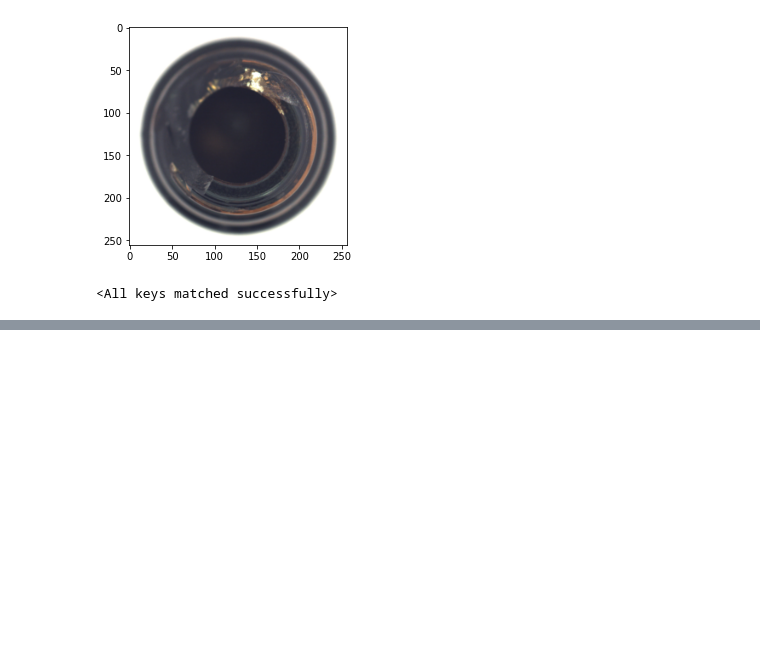
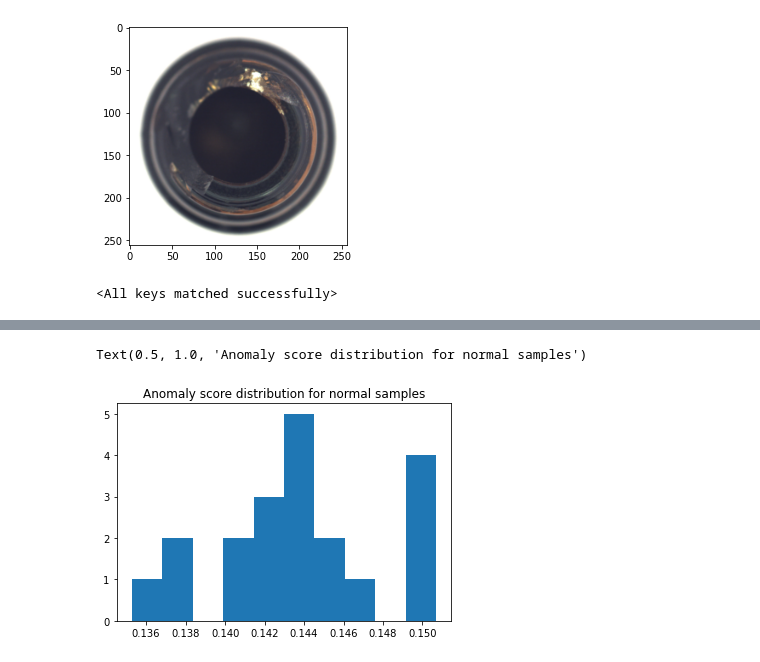
Before and after one commit to tojunesa/improved-ganomaly, a Jupyter notebook: test model.ipynb, the cells around one changed output, grey strips where cells are left out. Drawn from its saved outputs; the diff is of its cells as text; code cells hidden in the pictures; blank space fills up the shorter version.

```diff
--- a/test model.ipynb
+++ b/test model.ipynb
@@ -55,0 +69,15 @@ print(np.mean(np.square(latent_i[0]-latent_o[0])))
+# %%
+test_img_2 = next(iter(test_loader_2))
+# %%
+recon_img_2, latent_i_test_2, latent_o_test_2 = model.generator(test_img_2.to(device))
+# %%
+latent_i_n = latent_i_test_2.detach().cpu().numpy()
+latent_o_n = latent_o_test_2.detach().cpu().numpy()
+# %%
+anomaly_score_n = np.squeeze(np.mean(np.square(latent_i_n - latent_o_n), axis=1))
+# %%
+plt.hist(anomaly_score_n)
+plt.title("Anomaly score distribution for normal samples")
+# %% [output]
+Text(0.5, 1.0, 'Anomaly score distribution for normal samples')
+[figure, added]
```
Also changed, not shown: parts of 20 cells of this notebook, 3 other files.
